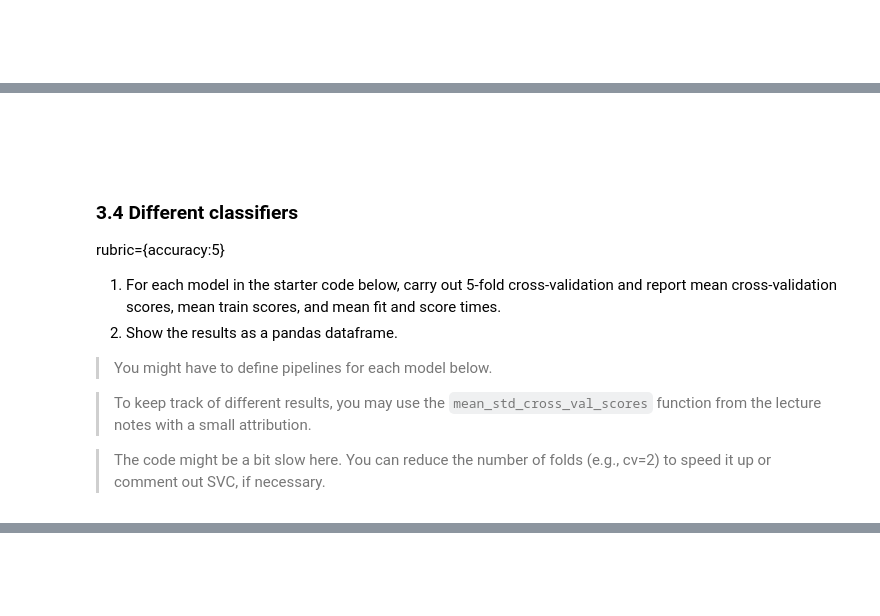
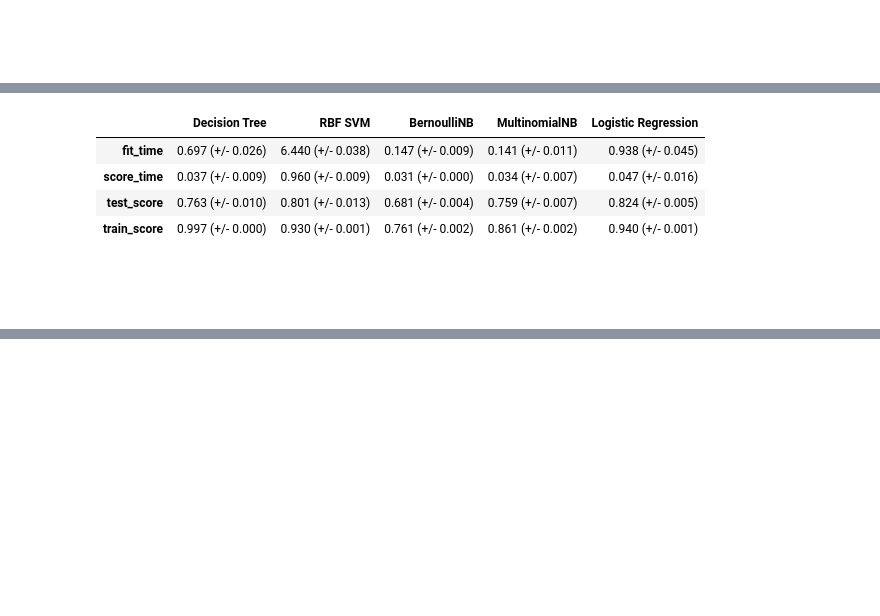
Before and after one commit to artanzand/Kaggle_projects, a Jupyter notebook: 4.HappyDB_naive_bayes_logistic_reg/naive_bayes_logistic_reg.ipynb, the cells around one changed output, grey strips where cells are left out. Drawn from its saved outputs; the diff is of its cells as text; code cells hidden in the pictures; blank space fills up the shorter version.

```diff
--- a/4.HappyDB_naive_bayes_logistic_reg/naive_bayes_logistic_reg.ipynb
+++ b/4.HappyDB_naive_bayes_logistic_reg/naive_bayes_logistic_reg.ipynb
@@ -422,5 +34,5 @@ The code below reads the data CSV (assuming that it's present in the current dir
 # %%
-df = pd.read_csv("cleaned_hm.csv", index_col=0)
+df = pd.read_csv("../downloads/cleaned_hm.csv", index_col=0)
 sample_df = df.dropna()
 sample_df.head()
 # %% [output]
@@ -536,14 +138,28 @@ y_train.value_counts()["affection"] / y_train.shape[0]
+# %%
+models = {
+    "Decision Tree": DecisionTreeClassifier(),
+    "RBF SVM": SVC(),
+    "BernoulliNB": BernoulliNB(alpha=1),
+    "MultinomialNB": MultinomialNB(alpha=1),
+    "Logistic Regression": LogisticRegression(max_iter=2000, multi_class="ovr"),
+}
+# %%
+results = pd.DataFrame()
+for key, value in models.items():
+    if key == "BernoulliNB":
+        pipe = make_pipeline(CountVectorizer(stop_words='english', binary=True), value)
+    else:
+        pipe = make_pipeline(CountVectorizer(stop_words='english',), value)
+    results[key] = mean_std_cross_val_scores(
+        pipe, X_train, y_train, return_train_score=True
+    )
+
+results
+# %% [output]
+|  | Decision Tree | RBF SVM | BernoulliNB | MultinomialNB | Logistic Regression |
+| fit_time | 0.697 (+/- 0.026) | 6.440 (+/- 0.038) | 0.147 (+/- 0.009) | 0.141 (+/- 0.011) | 0.938 (+/- 0.045) |
+| score_time | 0.037 (+/- 0.009) | 0.960 (+/- 0.009) | 0.031 (+/- 0.000) | 0.034 (+/- 0.007) | 0.047 (+/- 0.016) |
+| test_score | 0.763 (+/- 0.010) | 0.801 (+/- 0.013) | 0.681 (+/- 0.004) | 0.759 (+/- 0.007) | 0.824 (+/- 0.005) |
+| train_score | 0.997 (+/- 0.000) | 0.930 (+/- 0.001) | 0.761 (+/- 0.002) | 0.861 (+/- 0.002) | 0.940 (+/- 0.001) |
 # %% [markdown]
 <br><br>
-# %% [markdown]
-### 3.4 Different classifiers
-rubric={accuracy:5}
-
-1. For each model in the starter code below, carry out 5-fold cross-validation and report mean cross-validation scores, mean train scores, and mean fit and score times.
-2. Show the results as a pandas dataframe.
-
-> You might have to define pipelines for each model below.
-
-> To keep track of different results, you may use the `mean_std_cross_val_scores` function from the lecture notes with a small attribution.
-
-> The code might be a bit slow here. You can reduce the number of folds (e.g., cv=2) to speed it up or comment out SVC, if necessary.
```
Also changed, not shown: parts of 110 cells of this notebook, 1 other file.
